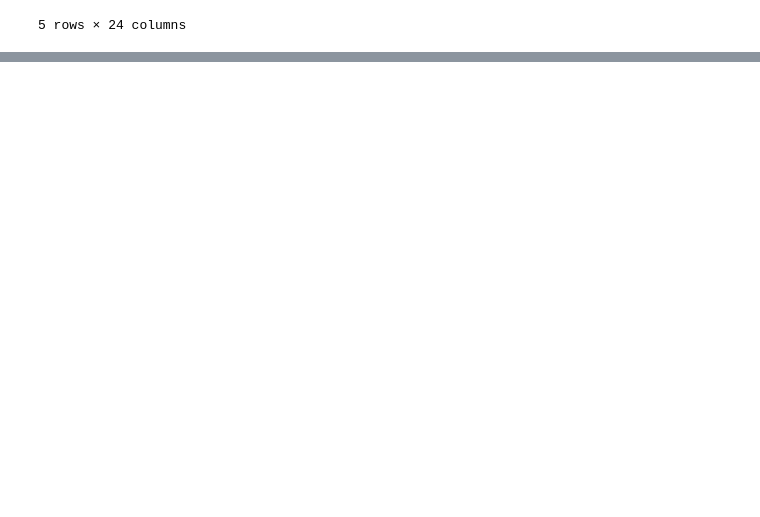
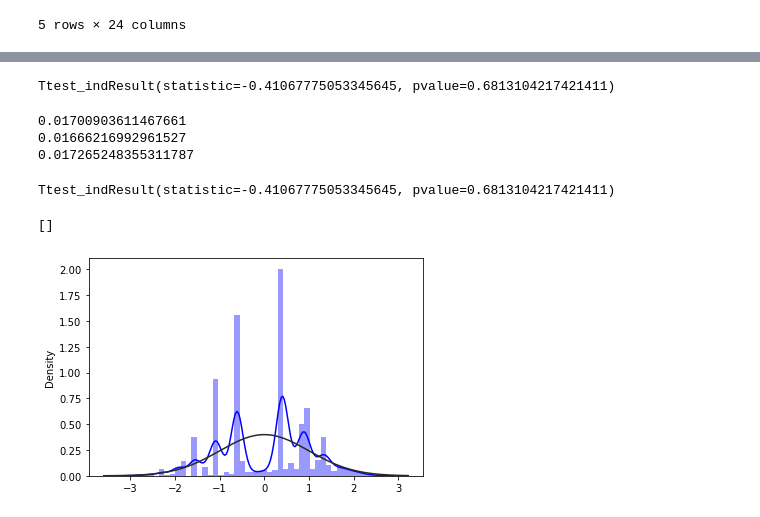
Before and after one commit to leosilva/peerj_computer_science_2022, a Jupyter notebook: Notebooks/Statistics - Working x Non-working.ipynb, the cells around one changed output, grey strips where cells are left out. Saved outputs shown, nothing was run; the diff lists cells and outputs as text; code cells hidden in the pictures; blank space fills up the shorter version.

Commit message:
testes estatisticos para os tweets no horario de trabalho x fora do horario de trabalho

```diff
--- a/Notebooks/Statistics - Working x Non-working.ipynb
+++ b/Notebooks/Statistics - Working x Non-working.ipynb
@@ -116,0 +180,12 @@ tweets_df.head()
+# %%
+sts.ttest_ind(work_times_df['final_score_ensemble'], non_work_times_df['final_score_ensemble'], equal_var=False)
+# %% [output]
+Ttest_indResult(statistic=-0.41067775053345645, pvalue=0.6813104217421411)
+# %%
+print(np.mean(tweets_df['final_score_ensemble']))
+print(np.mean(work_times))
+print(np.mean(non_work_times))
+# %% [output]
+0.01700903611467661
+0.01666216992961527
+0.017265248355311787
@@ -116,0 +201,6 @@ tweets_df.head()
+# %%
+# Tentativa de t-test
+
+sts.ttest_ind(work_times_df['final_score_ensemble'], non_work_times_df['final_score_ensemble'], equal_var=False)
+# %% [output]
+Ttest_indResult(statistic=-0.41067775053345645, pvalue=0.6813104217421411)
@@ -116,0 +213,6 @@ tweets_df.head()
+# %%
+sns.distplot(work_times_df_scaled, fit = st.norm, kde = True, color = 'blue')
+plt.plot()
+# %% [output]
+[]
+[figure, added]
```
Also changed, not shown: parts of 19 cells of this notebook, 2 other files.
